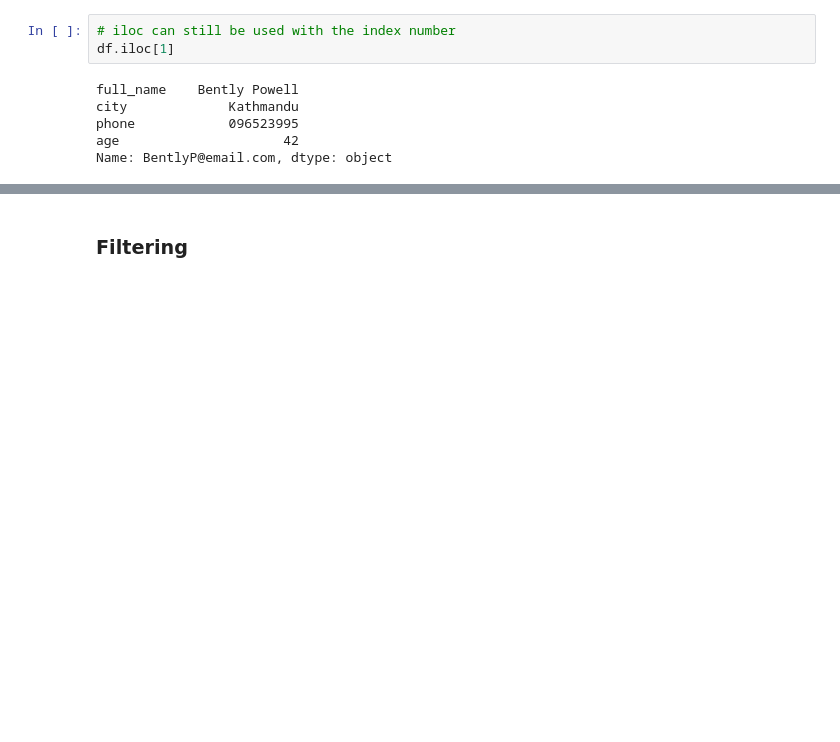
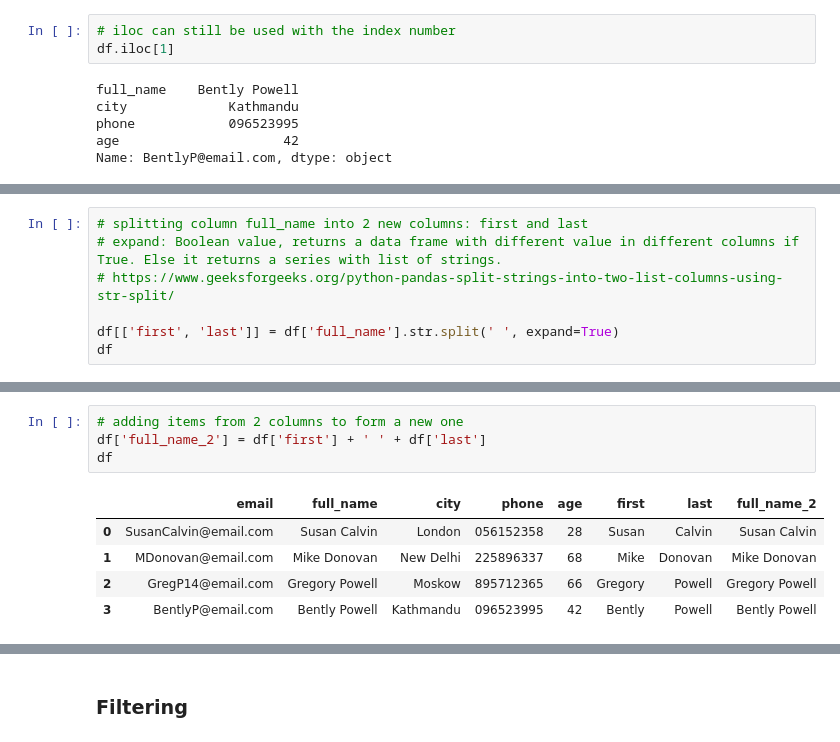
Before and after one commit to elisiojsj/Reference-Materials, a Jupyter notebook: Pandas-dataframe-tutorial.ipynb, the cells around one changed output, grey strips where cells are left out. Cells and saved outputs as stored; diff of their text form; blank space fills up the shorter version.

```diff
--- a/Pandas-dataframe-tutorial.ipynb
+++ b/Pandas-dataframe-tutorial.ipynb
@@ -197,0 +227,7 @@ df[']
+# %%
+# splitting column full_name into 2 new columns: first and last
+# expand: Boolean value, returns a data frame with different value in different columns if True. Else it returns a series with list of strings.
+# https://www.geeksforgeeks.org/python-pandas-split-strings-into-two-list-columns-using-str-split/
+
+df[['first', 'last']] = df['full_name'].str.split(' ', expand=True)
+df
@@ -197,0 +240,10 @@ df[']
+# %%
+# adding items from 2 columns to form a new one
+df['full_name_2'] = df['first'] + ' ' + df['last']
+df
+# %% [output]
+|  | email | full_name | city | phone | age | first | last | full_name_2 |
+| 0 | SusanCalvin@email.com | Susan Calvin | London | 056152358 | 28 | Susan | Calvin | Susan Calvin |
+| 1 | MDonovan@email.com | Mike Donovan | New Delhi | 225896337 | 68 | Mike | Donovan | Mike Donovan |
+| 2 | GregP14@email.com | Gregory Powell | Moskow | 895712365 | 66 | Gregory | Powell | Gregory Powell |
+| 3 | BentlyP@email.com | Bently Powell | Kathmandu | 096523995 | 42 | Bently | Powell | Bently Powell |
```
Also changed, not shown: parts of 20 cells of this notebook.
